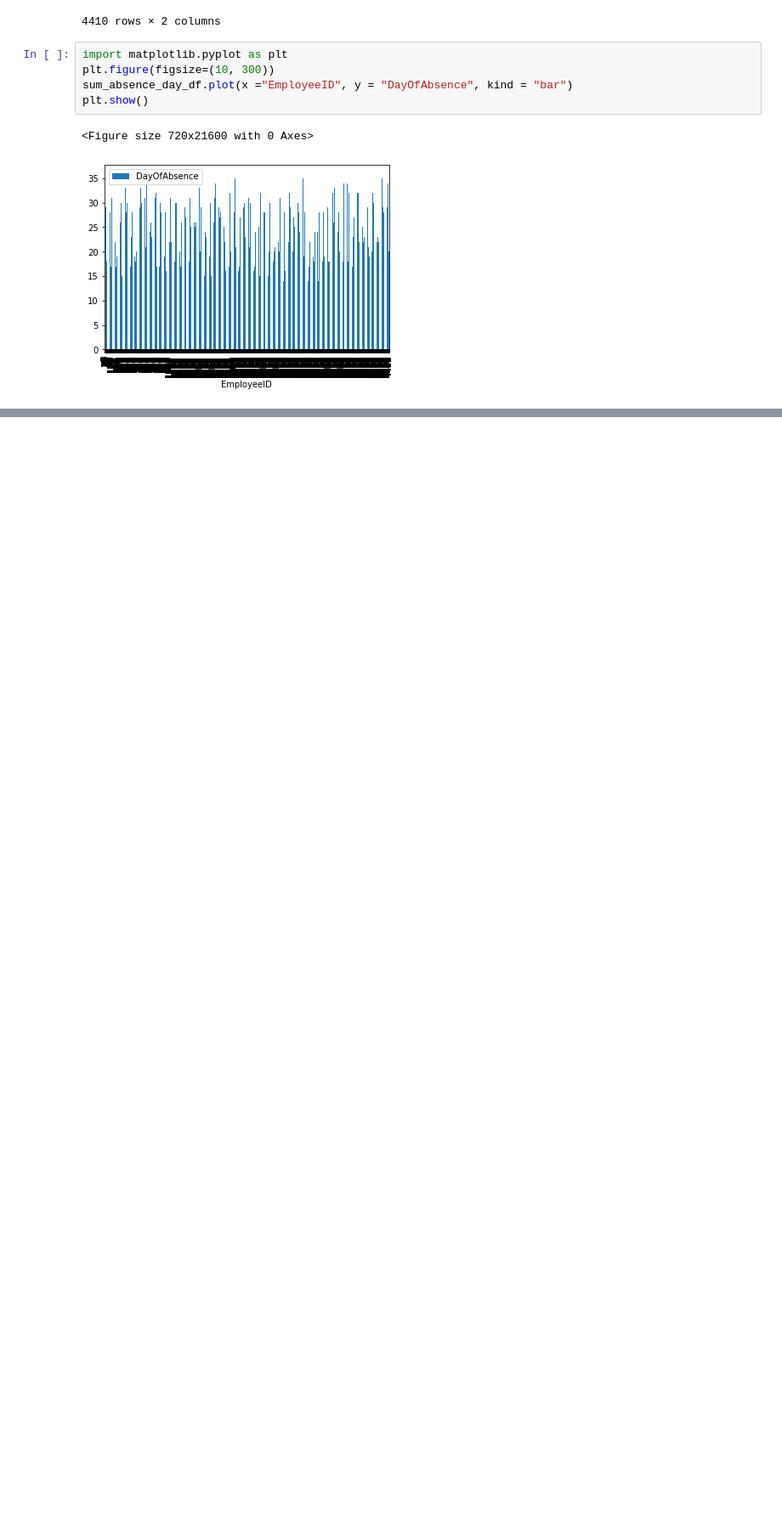
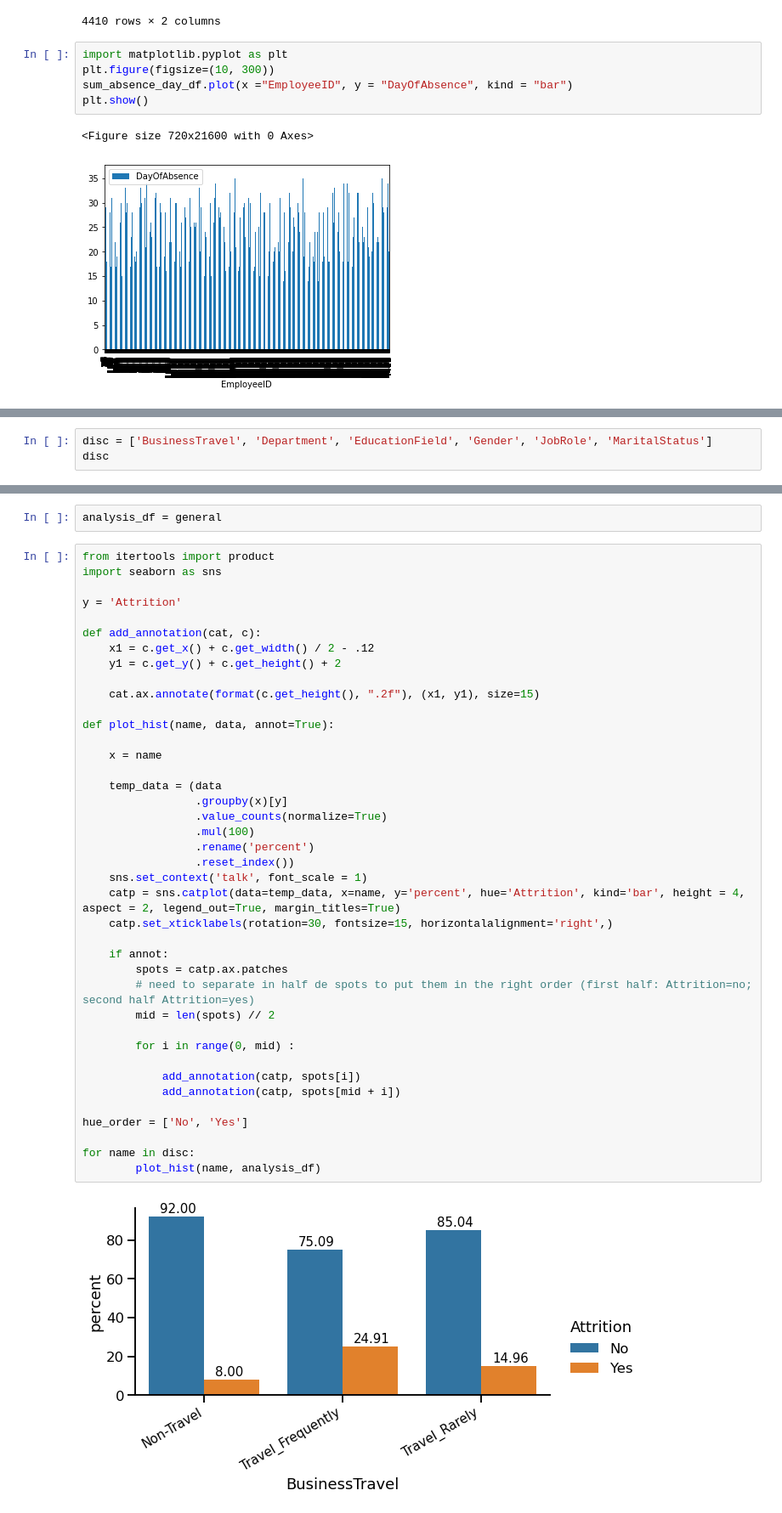
Before and after one commit to Teerath67/Projet-IA, a Jupyter notebook: ProjetIA2.ipynb, the cells around one changed output, grey strips where cells are left out. Shown at 85% size. Saved outputs shown, nothing was run; the diff lists cells and outputs as text; blank space fills up the shorter version.

```diff
--- a/ProjetIA2.ipynb
+++ b/ProjetIA2.ipynb
@@ -464,0 +466,3 @@ general
+# %%
+disc = ['BusinessTravel', 'Department', 'EducationField', 'Gender', 'JobRole', 'MaritalStatus']
+disc
@@ -464,0 +476,44 @@ general
+# %%
+analysis_df = general
+# %%
+from itertools import product
+import seaborn as sns
+
+y = 'Attrition'
+
+def add_annotation(cat, c):
+    x1 = c.get_x() + c.get_width() / 2 - .12
+    y1 = c.get_y() + c.get_height() + 2
+
+    cat.ax.annotate(format(c.get_height(), ".2f"), (x1, y1), size=15)
+
+def plot_hist(name, data, annot=True):
+
+    x = name
+
+    temp_data = (data
+                 .groupby(x)[y]
+                 .value_counts(normalize=True)
+                 .mul(100)
+                 .rename('percent')
+                 .reset_index())
+    sns.set_context('talk', font_scale = 1)
+    catp = sns.catplot(data=temp_data, x=name, y='percent', hue='Attrition', kind='bar', height = 4, aspect = 2, legend_out=True, margin_titles=True)
+    catp.set_xticklabels(rotation=30, fontsize=15, horizontalalignment='right',)
+
+    if annot:
+        spots = catp.ax.patches
+        # need to separate in half de spots to put them in the right order (first half: Attrition=no; second half Attrition=yes)
+        mid = len(spots) // 2
+
+        for i in range(0, mid) :
+
+            add_annotation(catp, spots[i])
+            add_annotation(catp, spots[mid + i])
+
+hue_order = ['No', 'Yes']
+
+for name in disc:
+        plot_hist(name, analysis_df)
+# %% [output]
+[figure, added]
```
Also changed, not shown: parts of 6 cells of this notebook.
